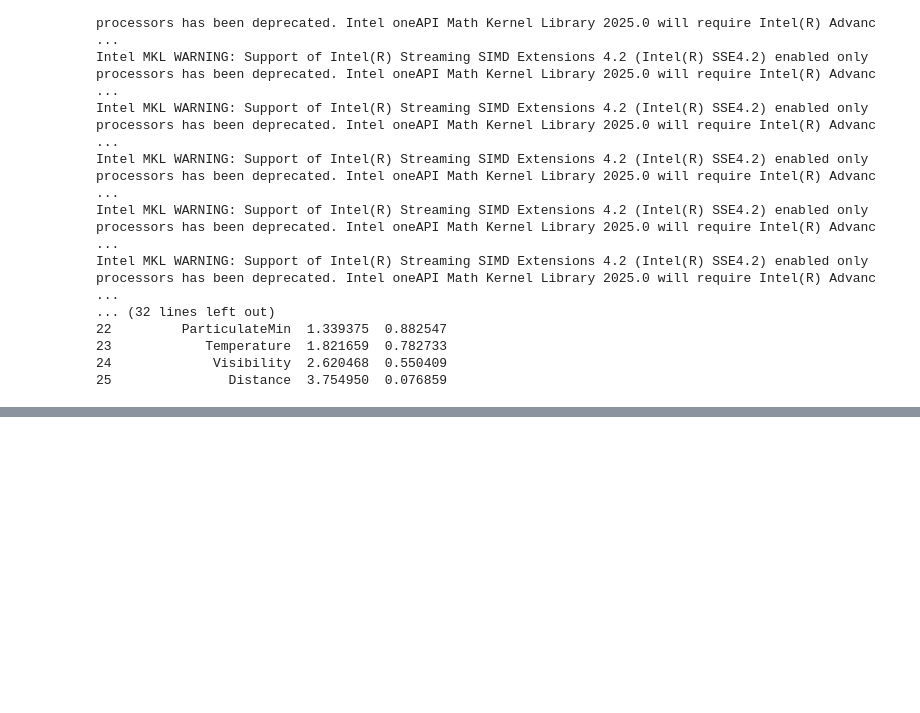
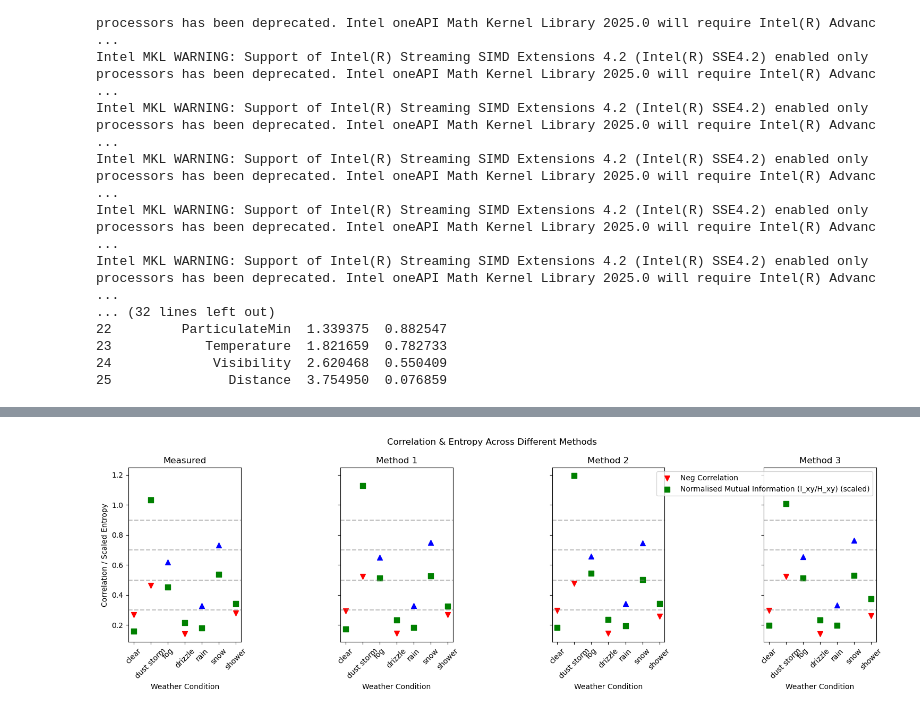
Before and after one commit to shavinkalu23/predictive_modelling_link_attenuation, a Jupyter notebook: method2.ipynb, the cells around one changed output, grey strips where cells are left out. Cells and saved outputs as stored; diff of their text form; code cells hidden in the pictures; blank space fills up the shorter version.

```diff
--- a/method2.ipynb
+++ b/method2.ipynb
@@ -766,0 +883,57 @@ for code, weather_label in synop_codes.items():
+# %%
+# Identify the index of the highest correlation in "measured"
+high_corr_index = max(correlation_results["measured"], key=correlation_results["measured"].get)
+high_corr_point = correlation_results["measured"][high_corr_index]
+high_norm_mutual_inf_point = norm_mutual_inf_results["measured"][high_corr_index]  # Use the same index for entropy
+
+# Compute entropy scale based on the identified high correlation point
+entropy_scale = high_corr_point / high_norm_mutual_inf_point if high_norm_mutual_inf_point != 0 else 1
+
+# Methods for plotting
+methods = ["measured", "method1_Generic", "method2_Generic", "method3_Generic"]
+method_labels = ["Measured","Method 1" ,"Method 2", "Method 3"]
+
+corr_thresholds = [0.3,0.5,0.7,0.9]
+
+# Create figure with 3 subplots for each method
+fig, axes = plt.subplots(1, 4, figsize=(15, 5), sharey=True)
+
+for idx, method in enumerate(methods):
+    ax = axes[idx]
+
+    # X positions for different weather conditions
+    x_positions = np.arange(len(synop_codes))
+
+    # Get correlation and entropy values for each weather condition
+    corr_vals = [correlation_results[method].get(code, 0) for code in synop_codes.keys()]
+    ent_vals = [norm_mutual_inf_results[method].get(code, 0) * entropy_scale for code in synop_codes.keys()]
+
+    # Scatter plot correlation with arrows
+    for i, corr in enumerate(corr_vals):
+        if corr >= 0:
+            ax.scatter(x_positions[i], corr, color="blue", marker="^", s=50, label="Pos Correlation" if i == 0 else "")
+        else:
+            ax.scatter(x_positions[i], abs(corr), color="red", marker="v", s=50, label="Neg Correlation" if i == 0 else "")
+
+    # Scatter plot entropy with red squares
+    for i, ent in enumerate(ent_vals):
+        ax.scatter(x_positions[i], ent, color="green", marker="s", s=50, label="Normalised Mutual Information (I_xy/H_xy) (scaled)" if i == 0 else "")
+
+    # Add dotted lines for correlation thresholds
+    for th in corr_thresholds:
+        ax.axhline(th, color='gray', linestyle='--', alpha=0.5)
+
+    # Format axes
+    ax.set_xticks(x_positions)
+    ax.set_xticklabels(synop_codes.values(), rotation=45)
+    ax.set_title(f"{method_labels[idx]}")
+    ax.set_xlabel("Weather Condition")
+
+axes[0].set_ylabel("Correlation / Scaled Entropy")
+fig.suptitle("Correlation & Entropy Across Different Methods")
+
+plt.legend()
+plt.tight_layout()
+plt.show()
+# %% [output]
+[figure, added]
```
Also changed, not shown: parts of 14 cells of this notebook, 2 other files.
